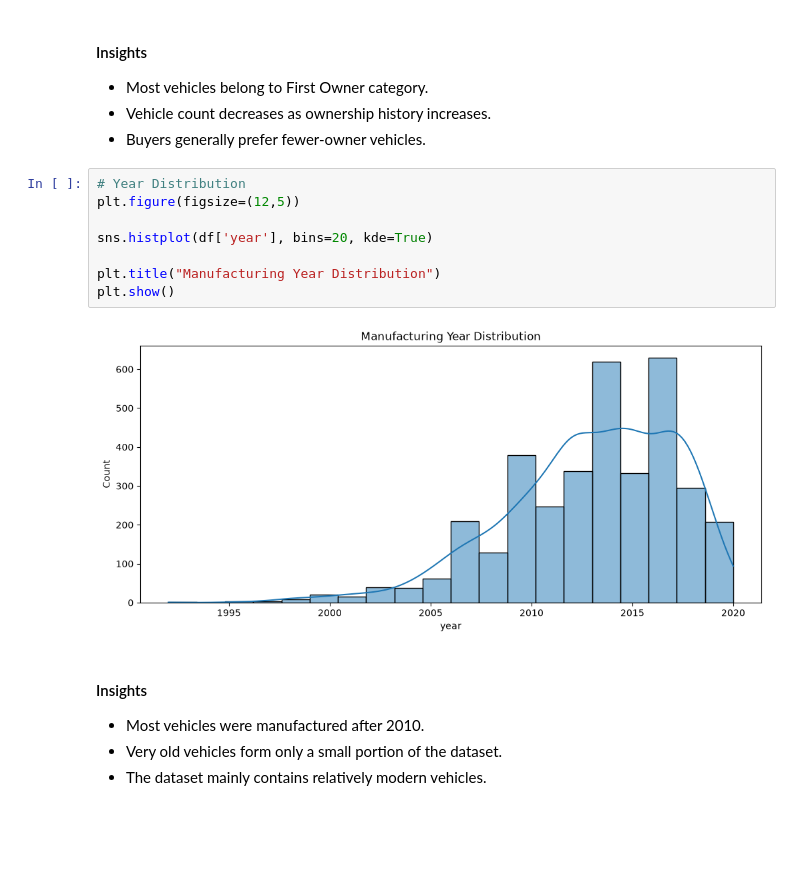
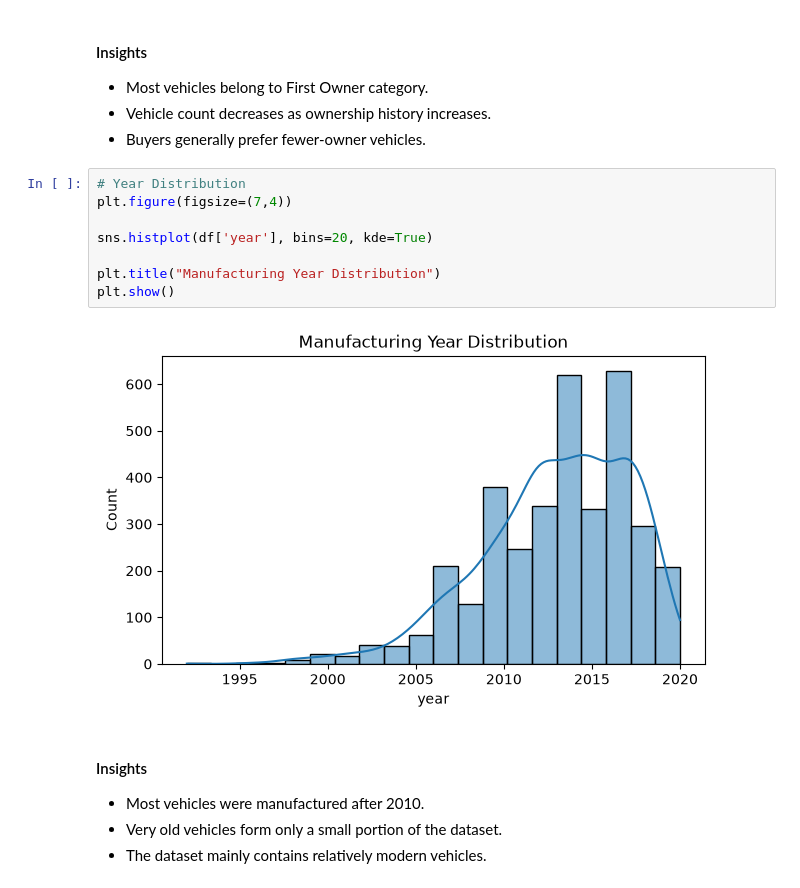
Before and after one commit to DivyeshChavda77/Car_Price_Predictor, a Jupyter notebook: notebook/EDA_Car_Price_Prediction.ipynb, the cells around one changed output. Cells and saved outputs as stored; diff of their text form; blank space fills up the shorter version.

```diff
--- a/notebook/EDA_Car_Price_Prediction.ipynb
+++ b/notebook/EDA_Car_Price_Prediction.ipynb
@@ -248,14 +272,14 @@ plt.show()
 - Buyers generally prefer fewer-owner vehicles.
 # %%
 # Year Distribution
-plt.figure(figsize=(12,5))
+plt.figure(figsize=(7,4))
 
 sns.histplot(df['year'], bins=20, kde=True)
 
 plt.title("Manufacturing Year Distribution")
 plt.show()
 # %% [output]
-[figure, old version]
+[figure, new version]
 # %% [markdown]
 #### Insights
 - Most vehicles were manufactured after 2010.
```
Also changed, not shown: parts of 21 cells of this notebook, 7 other files.
